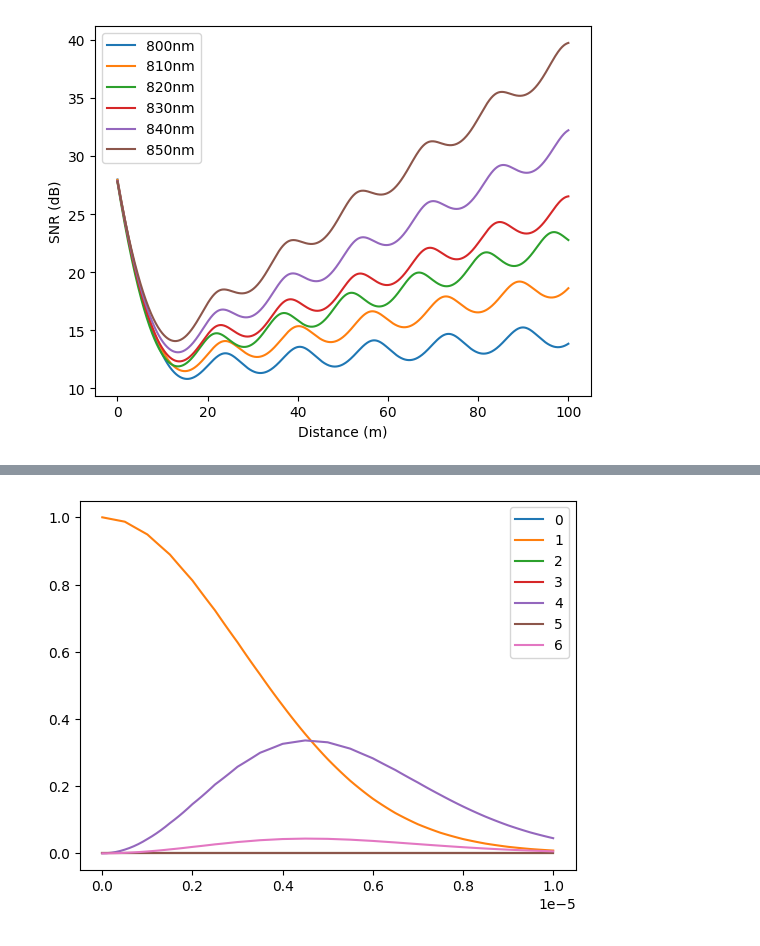
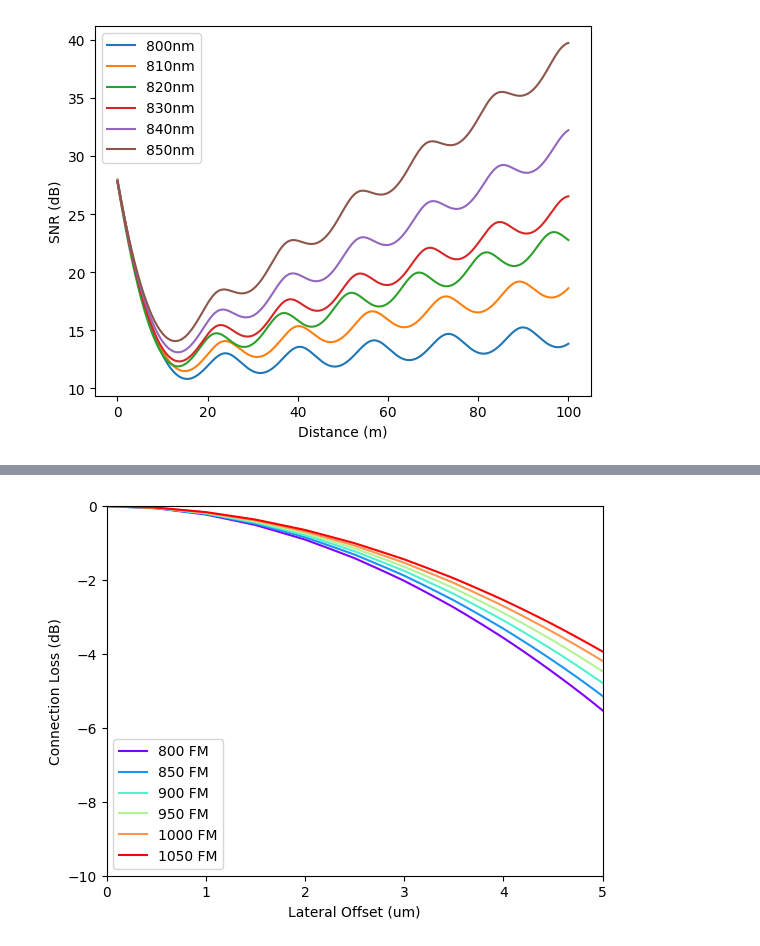
Before and after one commit to ethan-becker-fathom/fiber_modeling, a Jupyter notebook: Mode_analysis.ipynb, the cells around one changed output, grey strips where cells are left out. Saved outputs shown, nothing was run; the diff lists cells and outputs as text; code cells hidden in the pictures.

```diff
--- a/Mode_analysis.ipynb
+++ b/Mode_analysis.ipynb
@@ -121,8 +135,9 @@ plt.show()
 # %% [output]
 [figure]
 # %%
-color = iter(plt.cm.rainbow(np.linspace(0, 1, 6)))
-for i in range(800, 1060, 50):
+wavelengths = list(range(800, 1060, 50))
+color = iter(plt.cm.rainbow(np.linspace(0, 1, len(wavelengths))))
+for i in wavelengths:
     c = next(color)
     plt.plot(
         fm_df.loc[(fm_df.wavelength == i) & (fm_df.bend_radius > 0), 'bend_radius'].values * 1000,
@@ -319,17 +315,32 @@ for filename in os.listdir(dir):
-# %%
-for i in range(7):
-    plt.plot(
-        mode_overlaps['800'].loc[
-            (mode_overlaps['800'].mode_1 == 1) & (mode_overlaps['800'].mode_2 == i), 'x_offset'].values,
-        mode_overlaps['800'].loc[
-            (mode_overlaps['800'].mode_1 == 1) & (mode_overlaps['800'].mode_2 == i), 'coupling'].values,
-        label=f'{i}'
-    )
-
-plt.legend()
-plt.show()
-# %% [output]
-[figure, removed]
+# %%
+wavelengths = list(range(800, 1060, 50))
+color = iter(plt.cm.rainbow(np.linspace(0, 1, len(wavelengths))))
+for wavelength in wavelengths:
+    c = next(color)
+    plt.plot(
+        mode_overlaps[f'{wavelength}_sum'].index * 1e6,
+        mode_overlaps[f'{wavelength}_sum']['FM_dB'],
+        label=f'{wavelength} FM',
+        c=c
+    )
+
+    # plt.plot(
+    #     mode_overlaps[f'{wavelength}_sum'].index * 1e6,
+    #     mode_overlaps[f'{wavelength}_sum']['HOM_dB'],
+    #     label=f'{wavelength} HOM',
+    #     c=c,
+    #     linestyle='dashed'
+    # )
+
+
+plt.ylabel("Connection Loss (dB)")
+plt.xlabel("Lateral Offset (um)")
+plt.xlim([0, 5])
+plt.ylim([-10, 0])
+plt.legend()
+plt.show()
+# %% [output]
+[figure, added]
 # %%
 mode_overlaps['800_sum'].loc[0.3e-7] = np.nan
 mode_overlaps['800_sum']
```
Also changed, not shown: parts of 12 cells of this notebook, 2 other files.
